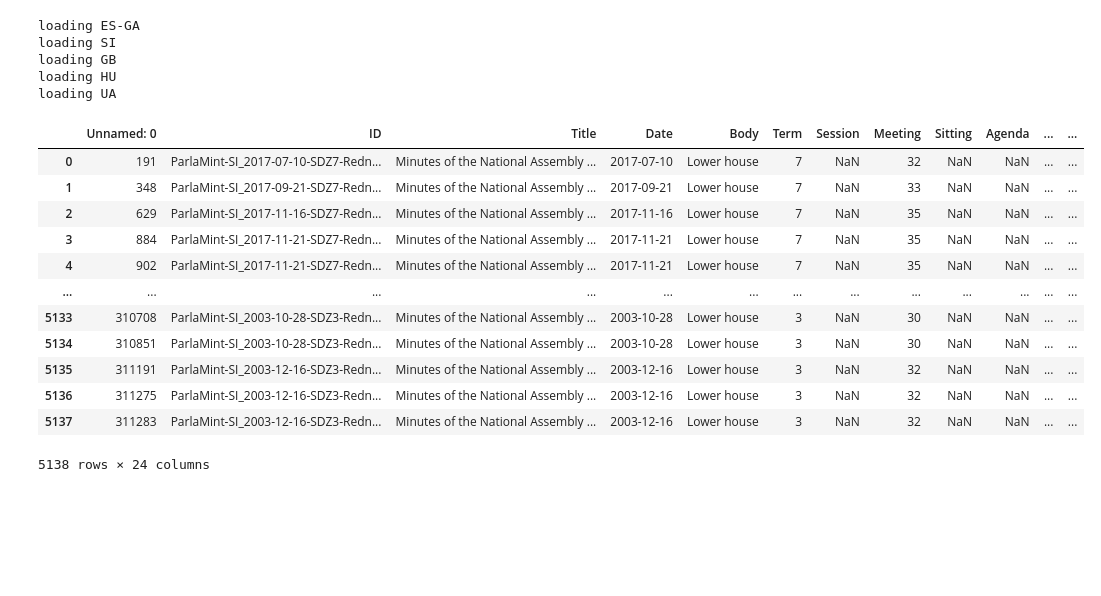
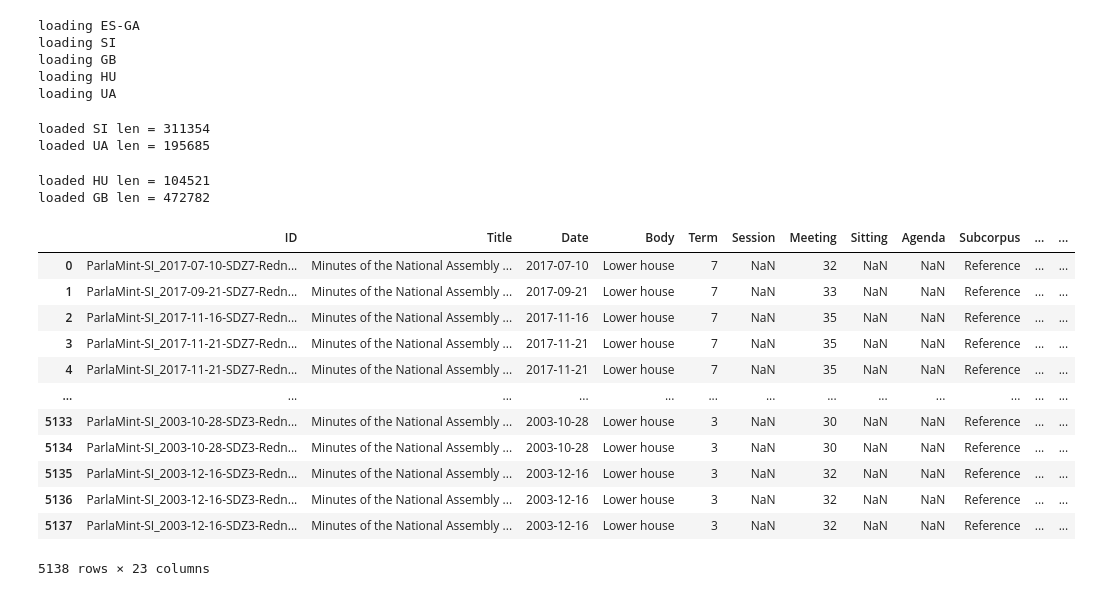
Before and after one commit to vidklopcic/dhh23, a Jupyter notebook: plots.ipynb, the cells around one changed output. Saved outputs shown, nothing was run; the diff lists cells and outputs as text; code cells hidden in the pictures; blank space fills up the shorter version.

```diff
--- a/plots.ipynb
+++ b/plots.ipynb
@@ -36,27 +36,53 @@ loading SI
 loading GB
 loading HU
 loading UA
+# %%
+artefacts_base = Path('artefacts/bojan')
+files = {
+    Languages.si: 'ParlaMint-SI_with_sentiment.csv',
+    Languages.ua: 'ParlaMint-UA_with_sentiment.csv',
+    Languages.hu: 'ParlaMint-HU_with_sentiment.csv',
+    Languages.gb: 'ParlaMint-GB-commons_with_sentiment.csv',
+}
+filtered_speeches = {}
+filtered_speech_ids = set()
+for language, csv_file in files.items():
+    lang_df = pd.read_csv(artefacts_base / csv_file)
+    print('loaded', language, 'len =', len(lang_df))
+    lang_df = lang_df[lang_df['Speaker_role'] == 'Regular']
+    lang_df = lang_df[lang_df['Speaker_MP'] == 'MP']
+    lang_df['speech_length'] = lang_df['speech'].apply(lambda x: len(x) if type(x) == str else 0)
+    lang_df = lang_df[lang_df['speech_length'] > 200]
+    filtered_speech_ids.update(lang_df.ID)
+    filtered_speeches[language] = lang_df
+# %% [output]
+loaded SI len = 311354
+loaded UA len = 195685
+loaded HU len = 104521
+loaded GB len = 472782
 # %%
 topics = {}
 artefacts_by_topic = lambda t, l: Path(f'artefacts/by_topic/topic_csvs/{t}_{l}.csv')
 for topic in tqdm(Topics.all):
     for language in Languages.all:
         csv_path = artefacts_by_topic(topic, language)
         if not csv_path.exists():
             continue
-        topics.setdefault(topic, {})[language] = pd.read_csv(csv_path)
+        df = pd.read_csv(csv_path)
+        topics.setdefault(topic, {})[language] = df
+        df.Date = pd.to_datetime(df.Date)
 topics[Topics.eu][Languages.si]
 # %% [output]
-|  | Unnamed: 0 | ID | Title | Date | Body | Term | Session | Meeting | Sitting | Agenda | ... | ... |
-| 0 | 191 | ParlaMint-SI_2017-07-10-SDZ7-Redn... | Minutes of the National Assembly ... | 2017-07-10 | Lower house | 7 | NaN | 32 | NaN | NaN | ... | ... |
-| 1 | 348 | ParlaMint-SI_2017-09-21-SDZ7-Redn... | Minutes of the National Assembly ... | 2017-09-21 | Lower house | 7 | NaN | 33 | NaN | NaN | ... | ... |
-| 2 | 629 | ParlaMint-SI_2017-11-16-SDZ7-Redn... | Minutes of the National Assembly ... | 2017-11-16 | Lower house | 7 | NaN | 35 | NaN | NaN | ... | ... |
-| 3 | 884 | ParlaMint-SI_2017-11-21-SDZ7-Redn... | Minutes of the National Assembly ... | 2017-11-21 | Lower house | 7 | NaN | 35 | NaN | NaN | ... | ... |
-| 4 | 902 | ParlaMint-SI_2017-11-21-SDZ7-Redn... | Minutes of the National Assembly ... | 2017-11-21 | Lower house | 7 | NaN | 35 | NaN | NaN | ... | ... |
+|  | ID | Title | Date | Body | Term | Session | Meeting | Sitting | Agenda | Subcorpus | ... | ... |
+| 0 | ParlaMint-SI_2017-07-10-SDZ7-Redn... | Minutes of the National Assembly ... | 2017-07-10 | Lower house | 7 | NaN | 32 | NaN | NaN | Reference | ... | ... |
+| 1 | ParlaMint-SI_2017-09-21-SDZ7-Redn... | Minutes of the National Assembly ... | 2017-09-21 | Lower house | 7 | NaN | 33 | NaN | NaN | Reference | ... | ... |
+| 2 | ParlaMint-SI_2017-11-16-SDZ7-Redn... | Minutes of the National Assembly ... | 2017-11-16 | Lower house | 7 | NaN | 35 | NaN | NaN | Reference | ... | ... |
+| 3 | ParlaMint-SI_2017-11-21-SDZ7-Redn... | Minutes of the National Assembly ... | 2017-11-21 | Lower house | 7 | NaN | 35 | NaN | NaN | Reference | ... | ... |
+| 4 | ParlaMint-SI_2017-11-21-SDZ7-Redn... | Minutes of the National Assembly ... | 2017-11-21 | Lower house | 7 | NaN | 35 | NaN | NaN | Reference | ... | ... |
 | ... | ... | ... | ... | ... | ... | ... | ... | ... | ... | ... | ... | ... |
-| 5133 | 310708 | ParlaMint-SI_2003-10-28-SDZ3-Redn... | Minutes of the National Assembly ... | 2003-10-28 | Lower house | 3 | NaN | 30 | NaN | NaN | ... | ... |
-| 5134 | 310851 | ParlaMint-SI_2003-10-28-SDZ3-Redn... | Minutes of the National Assembly ... | 2003-10-28 | Lower house | 3 | NaN | 30 | NaN | NaN | ... | ... |
-| 5135 | 311191 | ParlaMint-SI_2003-12-16-SDZ3-Redn... | Minutes of the National Assembly ... | 2003-12-16 | Lower house | 3 | NaN | 32 | NaN | NaN | ... | ... |
-| 5136 | 311275 | ParlaMint-SI_2003-12-16-SDZ3-Redn... | Minutes of the National Assembly ... | 2003-12-16 | Lower house | 3 | NaN | 32 | NaN | NaN | ... | ... |
-| 5137 | 311283 | ParlaMint-SI_2003-12-16-SDZ3-Redn... | Minutes of the National Assembly ... | 2003-12-16 | Lower house | 3 | NaN | 32 | NaN | NaN | ... | ... |
+| 5133 | ParlaMint-SI_2003-10-28-SDZ3-Redn... | Minutes of the National Assembly ... | 2003-10-28 | Lower house | 3 | NaN | 30 | NaN | NaN | Reference | ... | ... |
+| 5134 | ParlaMint-SI_2003-10-28-SDZ3-Redn... | Minutes of the National Assembly ... | 2003-10-28 | Lower house | 3 | NaN | 30 | NaN | NaN | Reference | ... | ... |
+| 5135 | ParlaMint-SI_2003-12-16-SDZ3-Redn... | Minutes of the National Assembly ... | 2003-12-16 | Lower house | 3 | NaN | 32 | NaN | NaN | Reference | ... | ... |
+| 5136 | ParlaMint-SI_2003-12-16-SDZ3-Redn... | Minutes of the National Assembly ... | 2003-12-16 | Lower house | 3 | NaN | 32 | NaN | NaN | Reference | ... | ... |
+| 5137 | ParlaMint-SI_2003-12-16-SDZ3-Redn... | Minutes of the National Assembly ... | 2003-12-16 | Lower house | 3 | NaN | 32 | NaN | NaN | Reference | ... | ... |
-5138 rows × 24 columns
+5138 rows × 23 columns
```
Also changed, not shown: parts of 5 cells of this notebook, 4 other files.
